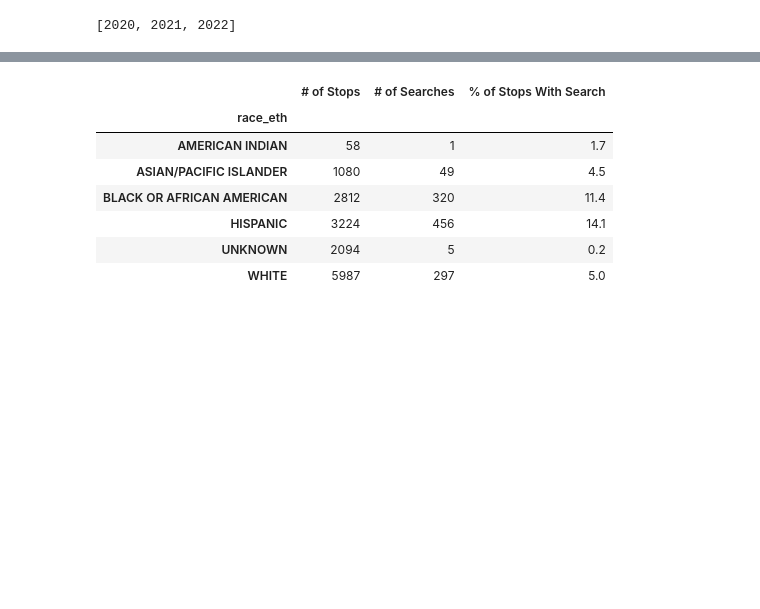
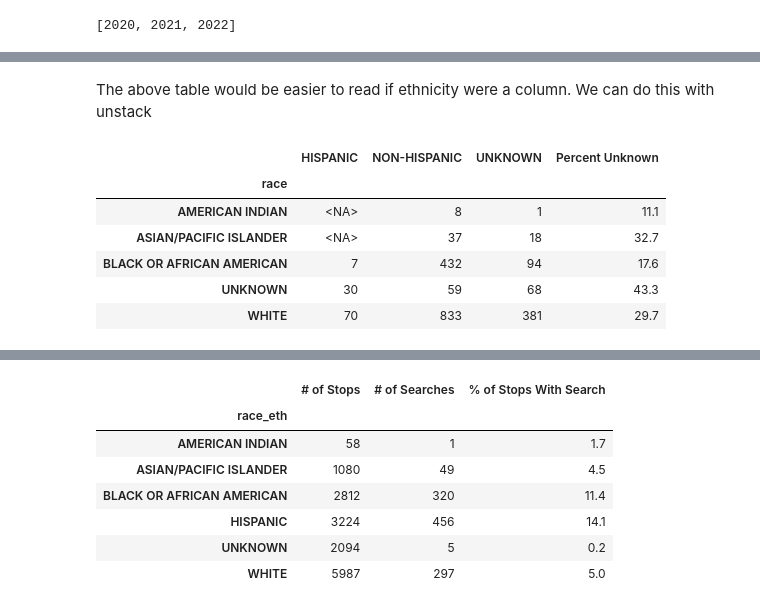
Before and after one commit to openpolicedata/openpolicedata, a Jupyter notebook: notebooks/20220413_demo.ipynb, the cells around one changed output, grey strips where cells are left out. Cells and saved outputs as stored; diff of their text form; code cells hidden in the pictures; blank space fills up the shorter version.

```diff
--- a/notebooks/20220413_demo.ipynb
+++ b/notebooks/20220413_demo.ipynb
@@ -109,0 +159,19 @@ a
+# %% [markdown]
+The above table would be easier to read if ethnicity were a column. We can do this with unstack
+# %%
+df_stops_by_race_eth = num_stops_by_race_eth.unstack("ethnicity")
+# Ensure that counts are integers
+df_stops_by_race_eth = df_stops_by_race_eth.convert_dtypes(int)
+
+# Let's calculate what percentage of ethnicity values are UNKNOWN for each race by adding a column and doing some math
+df_stops_by_race_eth["Percent Unknown"] = np.round(df_stops_by_race_eth["UNKNOWN"]/df_stops_by_race_eth.sum(axis=1)*100,1)
+
+df_stops_by_race_eth
+# %% [output]
+|  | HISPANIC | NON-HISPANIC | UNKNOWN | Percent Unknown |
+| race |  |  |  |  |
+| AMERICAN INDIAN | <NA> | 8 | 1 | 11.1 |
+| ASIAN/PACIFIC ISLANDER | <NA> | 37 | 18 | 32.7 |
+| BLACK OR AFRICAN AMERICAN | 7 | 432 | 94 | 17.6 |
+| UNKNOWN | 30 | 59 | 68 | 43.3 |
+| WHITE | 70 | 833 | 381 | 29.7 |
```
Also changed, not shown: parts of 38 cells of this notebook.
